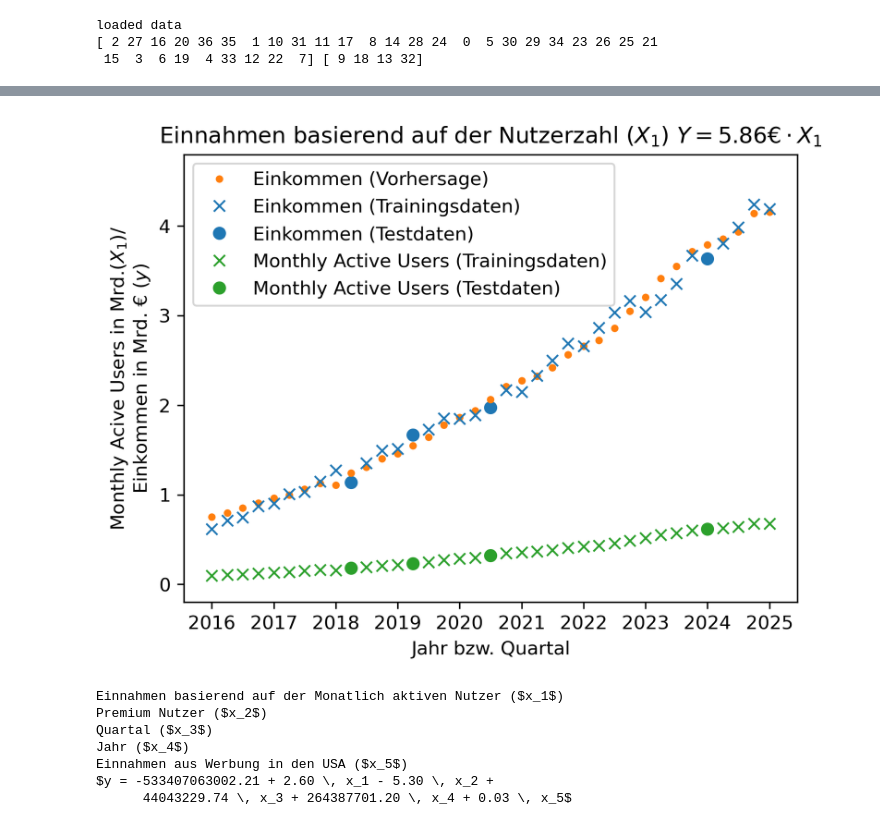
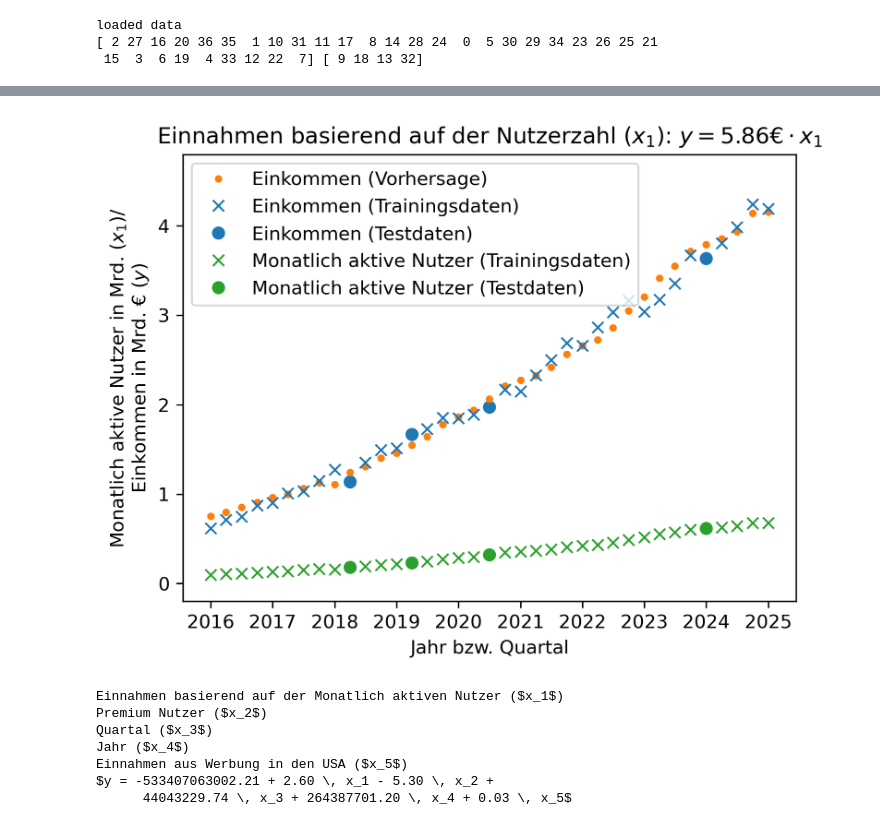
Before and after one commit to AndreasGocht/Lineare-Regression, a Jupyter notebook: Spotify.ipynb, the cells around one changed output, grey strips where cells are left out. Saved outputs shown, nothing was run; the diff lists cells and outputs as text; code cells hidden in the pictures.

```diff
--- a/Spotify.ipynb
+++ b/Spotify.ipynb
@@ -398,36 +398,36 @@ pp.savefig("spotify_rev_reg")
 # %%
 X_train = np.asarray([spotify["mau_users"][ind_train]]).transpose()
 Y_train = np.asarray([spotify["rev"][ind_train]]).transpose()
 X_test = np.asarray([spotify["mau_users"][ind_test]]).transpose()
 Y_test = np.asarray([spotify["rev"][ind_test]]).transpose()
 
 
 
 reg = LinearRegression().fit(X_train, Y_train)
 
 Y_ = reg.predict(X_train)
 
 pp.plot(spotify["date"][ind_train], Y_/1e9, ".", color=color_pred_data, label="Einkommen (Vorhersage)")
 pp.plot(spotify["date"][ind_train], Y_train/1e9, "x", color=color_train_data, label="Einkommen (Trainingsdaten)")
 pp.plot(spotify["date"][ind_test], Y_test/1e9, "o", color=color_test_data, label="Einkommen (Testdaten)")
-pp.plot(spotify["date"][ind_train], X_train/1e9, "x", color="tab:green", label="Monthly Active Users (Trainingsdaten)")
+pp.plot(spotify["date"][ind_train], X_train/1e9, "x", color="tab:green", label="Monatlich aktive Nutzer (Trainingsdaten)")
 
 
 
 Y_ = reg.predict(X_test)
 
-pp.plot(spotify["date"][ind_test], X_test/1e9, "o", color="tab:green", label="Monthly Active Users (Testdaten)")
+pp.plot(spotify["date"][ind_test], X_test/1e9, "o", color="tab:green", label="Monatlich aktive Nutzer (Testdaten)")
 pp.plot(spotify["date"][ind_test], Y_/1e9, ".", color=color_pred_data)
 
-pp.ylabel("Monthly Acive Users in Mrd.($X_1$)/\nEinkommen in Mrd. € ($y$)")
+pp.ylabel("Monatlich aktive Nutzer in Mrd. ($x_1$)/\nEinkommen in Mrd. € ($y$)")
 pp.xlabel("Jahr bzw. Quartal")
-pp.title(f"Einnahmen basierend auf der Nutzerzahl ($X_1$) $Y = {reg.coef_[0][0]:.2f} € \\cdot X_1$")
+pp.title(f"Einnahmen basierend auf der Nutzerzahl ($x_1$): $y = {reg.coef_[0][0]:.2f} € \\cdot x_1$")
 pp.legend()
 pp.ylim([-0.2,4.8])
 
 pp.savefig("spotify_rev_reg_mau")
 # %% [output]
-[figure, old version]
+[figure, new version]
 # %%
 X_train = np.asarray([
     spotify["mau_users"][ind_train],
```
Also changed, not shown: parts of 2 cells of this notebook, 1 other file.
